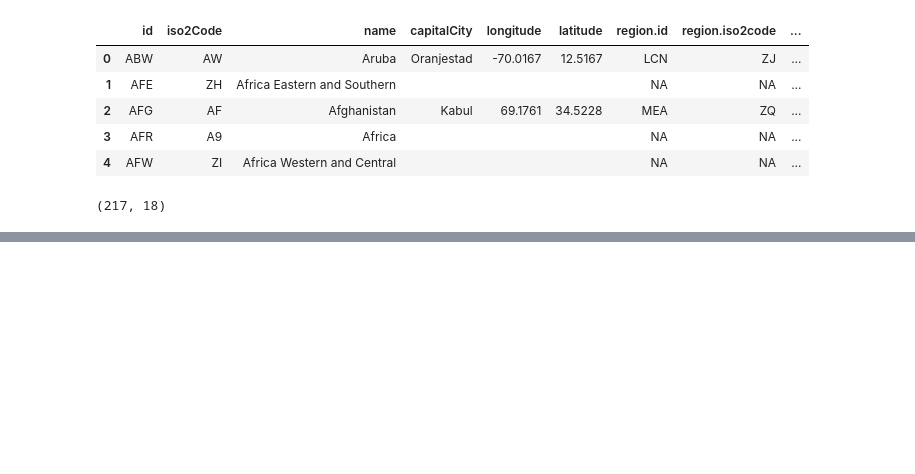
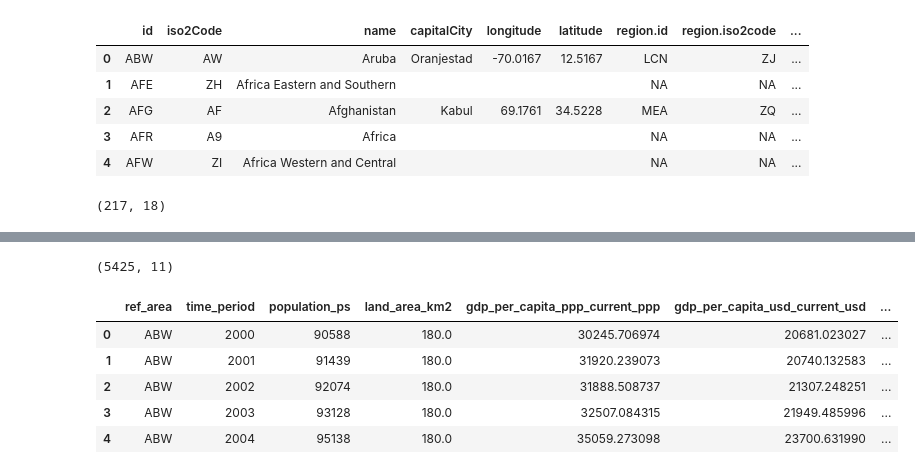
Before and after one commit to MatCGh/atlas_project, a Jupyter notebook: notebooks/data_cleaning.ipynb, the cells around one changed output, grey strips where cells are left out. Drawn from its saved outputs; the diff is of its cells as text; code cells hidden in the pictures; blank space fills up the shorter version.

```diff
--- a/notebooks/data_cleaning.ipynb
+++ b/notebooks/data_cleaning.ipynb
@@ -236,0 +295,34 @@ df_area[df_area['region.value']!= 'Aggregates'].shape
+# %%
+start_year = 2000
+end_year = 2024
+pagination_limit = 1000  # Limite de pagination pour les requêtes
+
+
+indicators = {
+    "population": "SP_POP_TOTL",
+    "land_area_km2": "AG_LND_TOTL_K2",
+    "gdp_per_capita_ppp_current": "NY_GDP_PCAP_PP_CD",
+    "gdp_per_capita_usd_current": "NY_GDP_PCAP_CD",
+    "life_expectancy": "SP_DYN_LE00_IN",
+    "co2_emissions_per_capita": "EN_GHG_CO2_PC_CE_AR5",
+    "pm2_5_exposure": "EN_ATM_PM25_MC_M3",
+    'urban_population_percentage': "SP_URB_TOTL_IN_ZS",
+    'health_expenditure_percentage_of_gdp': "SH_XPD_CHEX_GD_ZS",
+}
+
+KNOWN_EXTRA_AGGREGATES = ['FCS'] # FCS = Fragile and Conflict-Affected Situations
+# %%
+number_of_countries_expeted = 217
+
+df_area = pd.read_csv(Path('../data/external/area_data.csv'))
+df_countries = df_area[df_area['region.value']!= 'Aggregates']
+
+df_countries_id = df_countries[['id']]
+df_years= pd.DataFrame([k for k in range(start_year,end_year+1)],dtype=np.dtype("int64"))
+#print(df_countries_id)
+#print(df_years)
+df_all_indicators = df_countries_id.merge(df_years, how='cross')
+print(df_all_indicators)
+df_all_indicators.shape
+df_all_indicators.columns
+df_all_indicators = df_all_indicators.rename(columns={'id' : 'REF_AREA', 0 : 'TIME_PERIOD',})
@@ -236,0 +444,19 @@ df_area[df_area['region.value']!= 'Aggregates'].shape
+# %%
+df_all_indicators.shape
+# %% [output]
+(5425, 11)
+# %%
+
+# Supprime les espaces aux extrémités, remplace les espaces internes par _, passe en minuscules
+df_all_indicators.columns = [x.lower() for x in df_all_indicators.columns]
+
+# Removing a "km_2" because of csv name : "land_area_km2_2000-2024_raw"
+df_all_indicators = df_all_indicators.rename(columns={'land_area_km2_km2' : 'land_area_km2'})
+df_all_indicators.head()
+# %% [output]
+|  | ref_area | time_period | population_ps | land_area_km2 | gdp_per_capita_ppp_current_ppp | gdp_per_capita_usd_current_usd | ... |
+| 0 | ABW | 2000 | 90588 | 180.0 | 30245.706974 | 20681.023027 | ... |
+| 1 | ABW | 2001 | 91439 | 180.0 | 31920.239073 | 20740.132583 | ... |
+| 2 | ABW | 2002 | 92074 | 180.0 | 31888.508737 | 21307.248251 | ... |
+| 3 | ABW | 2003 | 93128 | 180.0 | 32507.084315 | 21949.485996 | ... |
+| 4 | ABW | 2004 | 95138 | 180.0 | 35059.273098 | 23700.631990 | ... |
```
Also changed, not shown: parts of 7 cells of this notebook, 2 other files.
